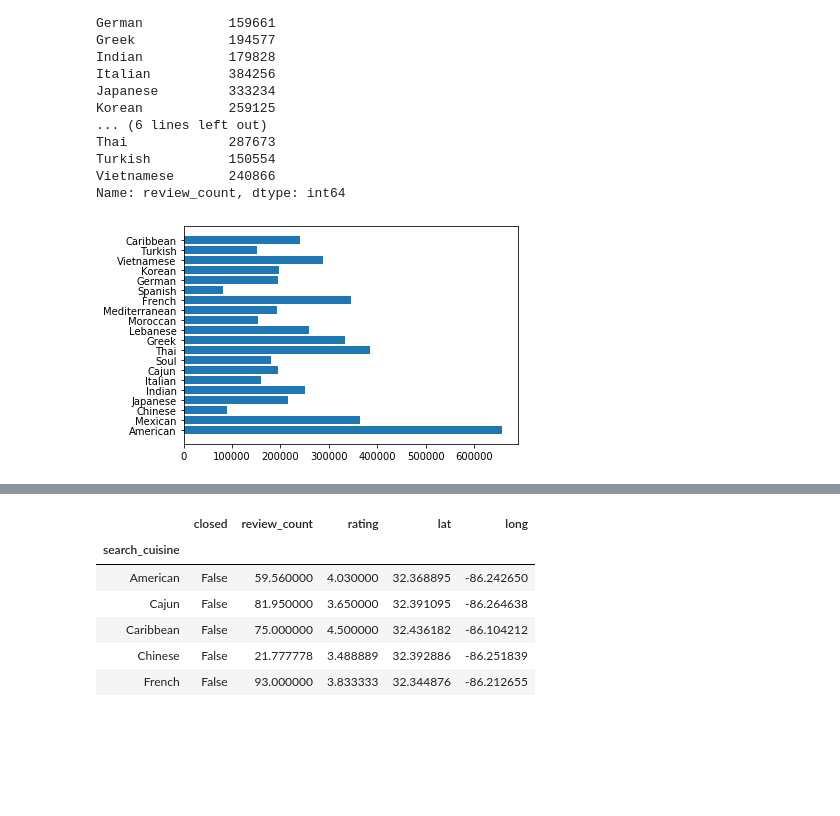
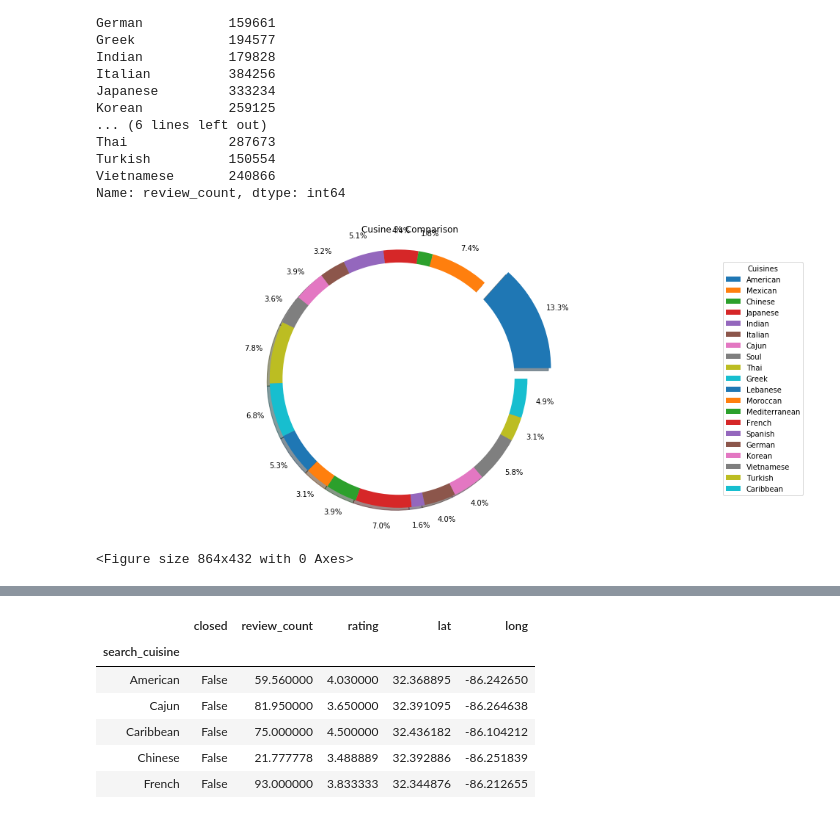
Before and after one commit to Cnw695/Project_1, a Jupyter notebook: yelp_part2_dataprocessing_2_Clinton.ipynb, the cells around one changed output, grey strips where cells are left out. Drawn from its saved outputs; the diff is of its cells as text; code cells hidden in the pictures; blank space fills up the shorter version.

```diff
--- a/yelp_part2_dataprocessing_2_Clinton.ipynb
+++ b/yelp_part2_dataprocessing_2_Clinton.ipynb
@@ -296,19 +298,22 @@ Vietnamese       240866
 Name: review_count, dtype: int64
 # %%
 #actual pie chart showing which cusine is represented by reviews
-#plt.pie(variable, labels=food_type,pctdistance=.75, autopct="%1.1f%%", shadow=True, startangle= 0)
-#centre_circle = plt.Circle((0,0),0.90,fc='white')
-#fig = plt.gcf()
-#fig.gca().add_artist(centre_circle)
-#plt.axis('equal')
-#plt.tight_layout()
-#plt.legend(food_type,
- #          title="Cuisines",
-  #        loc="center left",
-   #       bbox_to_anchor=(1, 0, 0.5, 1))
-#plt.show()
-plt.barh(food_type,variable, align='center')
+explode = (0.2,0,0,0,0,0,0,0,0,0,0,0,0,0,0,0,0,0,0,0)
+
+plt.pie(variable, labels=None,pctdistance=1.15, autopct="%1.1f%%", shadow=True, startangle= 0, explode=explode)
+centre_circle = plt.Circle((0,0),0.90,fc='white')
+fig = plt.gcf()
+fig.gca().add_artist(centre_circle)
+plt.axis('equal')
+plt.tight_layout()
+plt.legend(food_type,
+           title="Cuisines",
+          loc="center left",
+          bbox_to_anchor=(1, 0, 0.5, 1))
+plt.title('Cusine % Comparison')
 
 plt.show()
+plt.savefig('donut.png')
 # %% [output]
-[figure, old version]
+[figure, new version]
+<Figure size 864x432 with 0 Axes>
```
Also changed, not shown: parts of 7 cells of this notebook, 2 other files.
